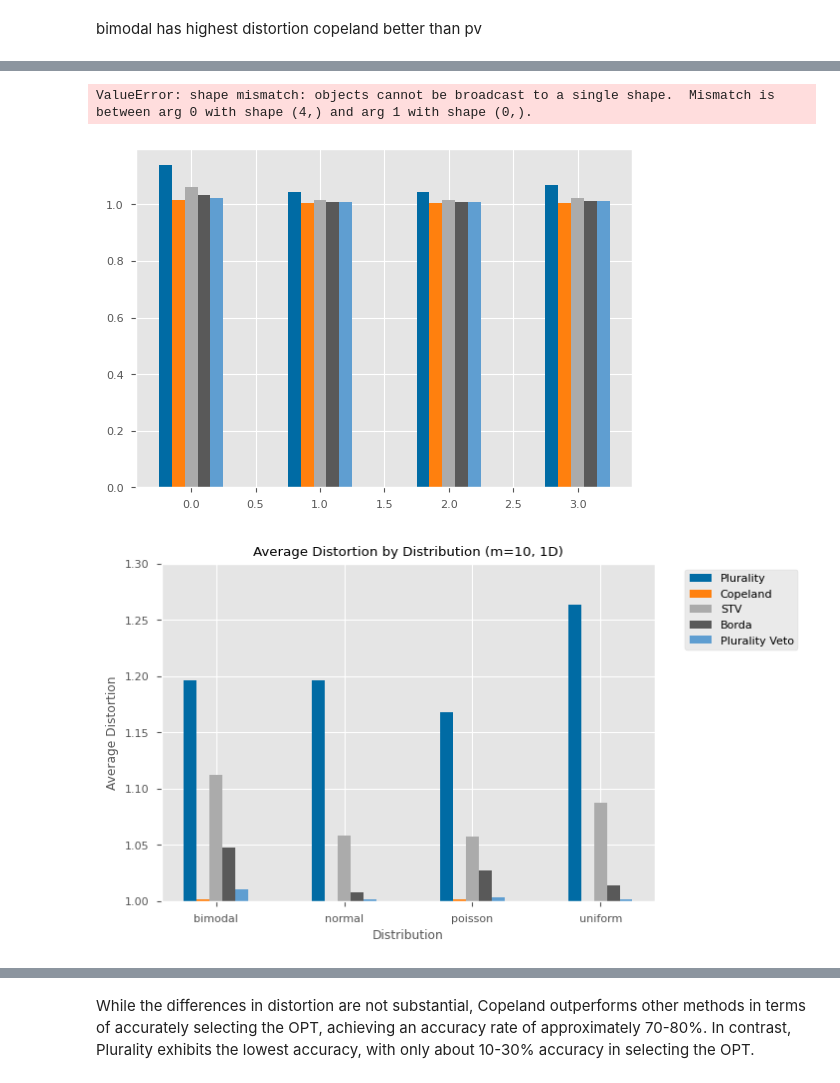
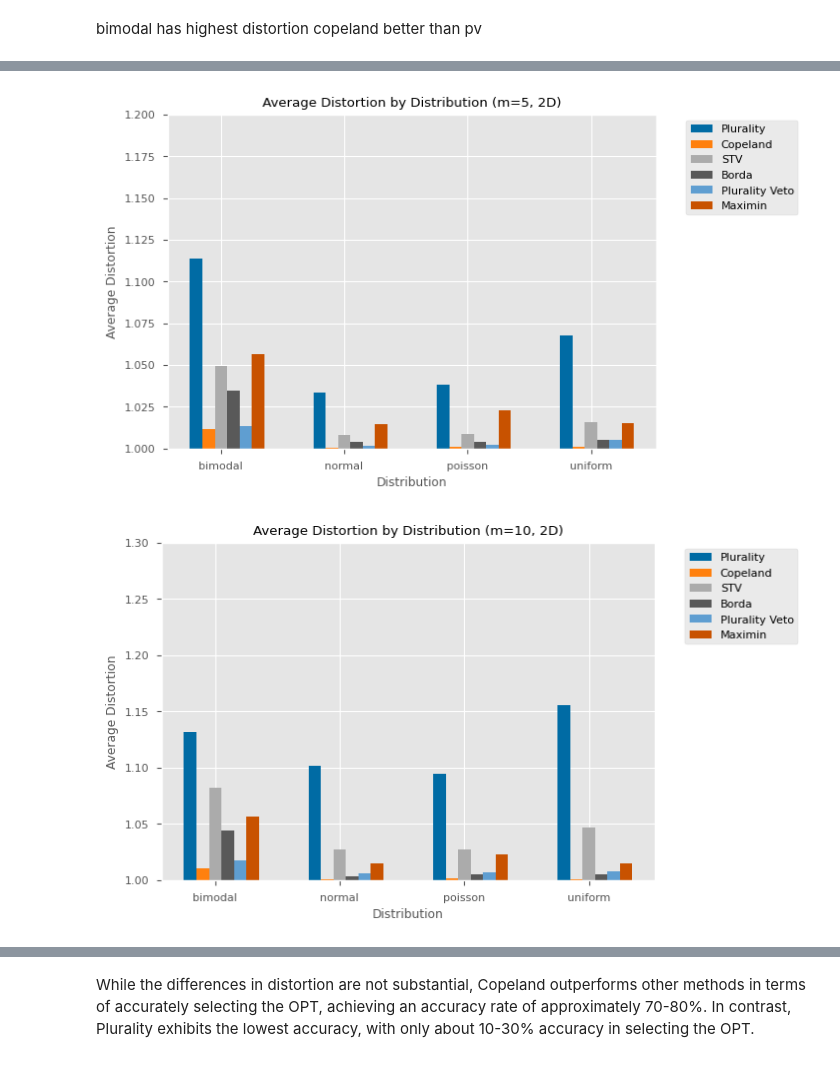
Before and after one commit to JohnAsaro/voting-distortion-maximin-rule, a Jupyter notebook: Visualization2D_with_maximin.ipynb, the cells around one changed output, grey strips where cells are left out. Cells and saved outputs as stored; diff of their text form; code cells hidden in the pictures.

```diff
--- a/Visualization2D_with_maximin.ipynb
+++ b/Visualization2D_with_maximin.ipynb
@@ -243,37 +244,36 @@ copeland_avg = group_by_distribution_m5["Copeland_Distortion_avg"]
 stv_avg = group_by_distribution_m5["STV_Distortion_avg"]
 borda_avg = group_by_distribution_m5["Borda_Distortion_avg"]
 # star_avg = group_by_distribution_m5["STAR_Distortion_avg"]
 pluralityVeto_avg = group_by_distribution_m5["PluralityVeto_Distortion_avg"]
 maximin_avg = group_by_distribution_m5["Maximin_Distortion_avg"]
 
 # Set the width of each bar
 bar_width = 0.1
 
 # Define x-axis positions for the bars
 x = np.arange(len(distribution))
 
 # Create the bar plots for each distortion metric
 plt.bar(x - 2 * bar_width, plurality_avg, width=bar_width, label="Plurality")
 plt.bar(x - bar_width, copeland_avg, width=bar_width, label="Copeland")
 plt.bar(x, stv_avg, width=bar_width, label="STV")
 plt.bar(x + bar_width, borda_avg, width=bar_width, label="Borda")
 # plt.bar(x + 2 * bar_width, star_avg, width=bar_width, label="STAR")
 plt.bar(x + 2 * bar_width, pluralityVeto_avg, width=bar_width, label="Plurality Veto")
-plt.bar(x + 4 * bar_width, maximin_max, width=bar_width, label="Maximin")
+plt.bar(x + 3 * bar_width, maximin_max, width=bar_width, label="Maximin")
 
 # Customize the plot
 
 plt.xlabel("Distribution")
 plt.ylabel("Average Distortion")
-plt.title("Average Distortion by Distribution (m=5, 1D)")
+plt.title("Average Distortion by Distribution (m=5, 2D)")
 plt.xticks(x, distribution)
 plt.ylim(1,1.2)
 plt.legend(bbox_to_anchor=(1.05, 1), loc='upper left')
 
 plt.show()
 # %% [output]
-ValueError: shape mismatch: objects cannot be broadcast to a single shape.  Mismatch is between arg 0 with shape (4,) and arg 1 with shape (0,).
-[figure, old version]
+[figure, new version]
 # %%
 # Extract the data
 distribution = group_by_distribution_m10.index
@@ -298,19 +298,19 @@ plt.bar(x, stv_avg, width=bar_width, label="STV")
 plt.bar(x + bar_width, borda_avg, width=bar_width, label="Borda")
 # plt.bar(x + 2 * bar_width, star_avg, width=bar_width, label="STAR")
 plt.bar(x + 2 * bar_width, pluralityVeto_avg, width=bar_width, label="Plurality Veto")
-plt.bar(x + 4 * bar_width, maximin_max, width=bar_width, label="Maximin")
+plt.bar(x + 3 * bar_width, maximin_max, width=bar_width, label="Maximin")
 
 # Customize the plot
 plt.xlabel("Distribution")
 plt.ylabel("Average Distortion")
-plt.title("Average Distortion by Distribution (m=10, 1D)")
+plt.title("Average Distortion by Distribution (m=10, 2D)")
 plt.xticks(x, distribution)
 plt.ylim(1,1.3)
 plt.legend(bbox_to_anchor=(1.05, 1), loc='upper left')
 
 plt.show()
 # %% [output]
-[figure, old version]
+[figure, new version]
 # %%
 # Extract the data
 distribution = group_by_distribution_m50.index
```
Also changed, not shown: parts of 42 cells of this notebook, 6 other files.
